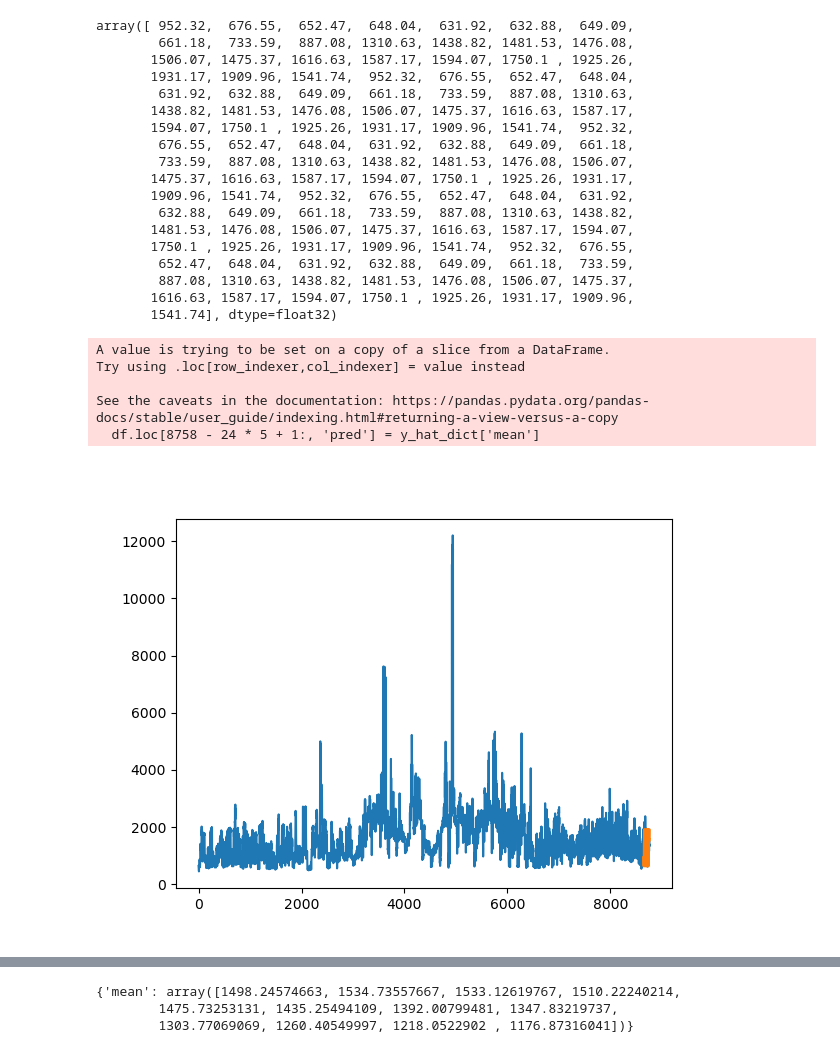
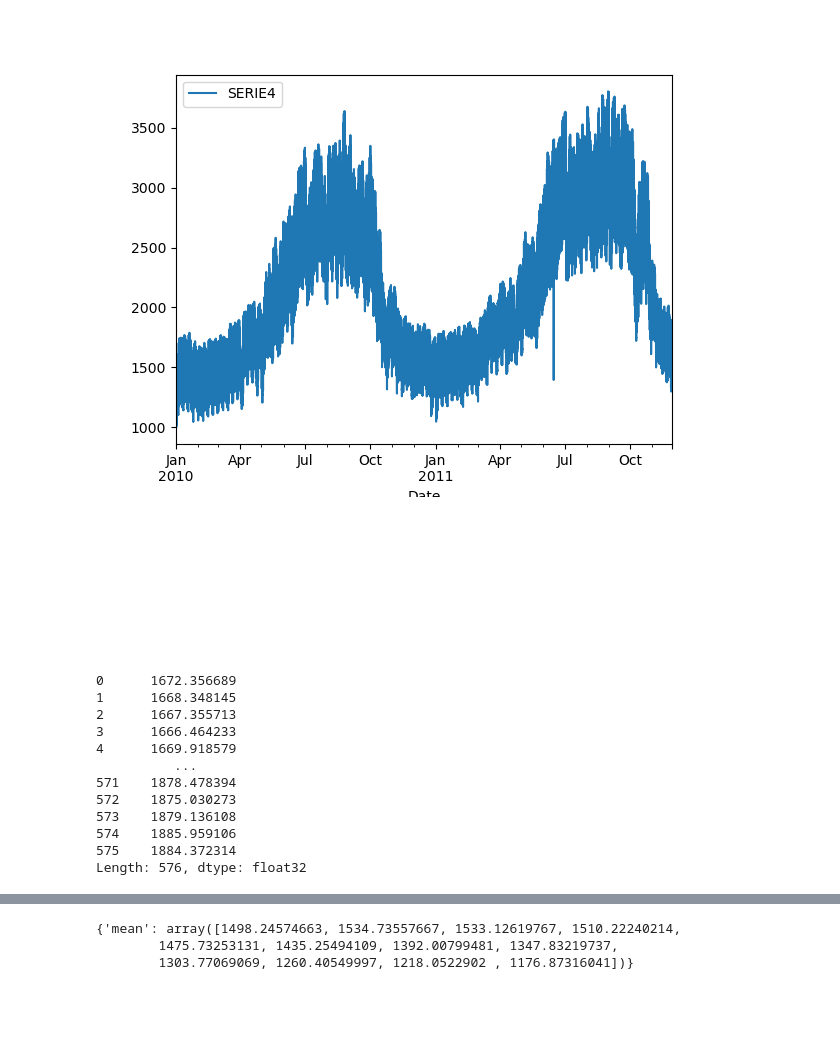
Before and after one commit to urieliram/analog, a Jupyter notebook: models/seasonal_naive.ipynb, the cells around one changed output, grey strips where cells are left out. Saved outputs shown, nothing was run; the diff lists cells and outputs as text; code cells hidden in the pictures; blank space fills up the shorter version.

Commit message:
Seasonal Naive updated

```diff
--- a/models/seasonal_naive.ipynb
+++ b/models/seasonal_naive.ipynb
@@ -43,0 +9,11 @@ values = df.loc[:8758 - 24 * 5, 'CENTRO'].values
+# %%
+path = 'https://drive.google.com/uc?export=download&id='
+URL  = 'https://drive.google.com/file/d/1057_dPk6rIZgXVku8kmZjq3m8WQNkJZb/view?usp=sharing'
+df = pd.read_csv(path+URL.split('/')[-2],usecols=[0,1,2,3,4,5,6,7],names=['Date','SERIE1','SERIE2','SERIE3','SERIE4','SERIE5','SERIE6','SERIE7'],
+                 dtype={'Date':str,'SERIE1':float,'SERIE2':float,'SERIE3':float,'SERIE4':float,'SERIE5':float,'SERIE6':float,'SERIE7':float}) #names=['CLVUNI','TYPE','NODE'], usecols=[1,2,3,4,5,6,]
+df.dropna(inplace=True)
+# %%
+df['Date'] = pd.to_datetime(df['Date'],format= '%d-%m-%Y %H:%M' ) #.dt.date https://pandas.pydata.org/docs/reference/api/pandas.Series.dt.date.html
+df = df.set_index('Date')
+df_5 = df.resample('5T').mean()
+df_5.head()
@@ -44,39 +28,29 @@ values = df.loc[:8758 - 24 * 5, 'CENTRO'].values
+# %%
+df_serie4 = df_5[['SERIE4']]
+plt.figure(figsize=(20, 4))
+#plt.savefig('series1.pdf', bbox_inches = 'tight')
+df_serie4.plot()
+plt.show()
+# %% [output]
+[figure, added]
+[figure, added]
 # %%
-model = SeasonalNaive(season_length=24)
-model = model.fit(y=values)
-y_hat_dict = model.predict(h = 24 * 5)
-y_hat_dict['mean']
+model = SeasonalNaive(season_length = 288 * 7)
+model = model.fit(y = df_serie4.SERIE4.values)
+y_hat_dict = model.predict(h = 12 * 2 * 24)
+
+# La serie pronosticada
+pd.Series(y_hat_dict['mean'])
 # %% [output]
-array([ 952.32,  676.55,  652.47,  648.04,  631.92,  632.88,  649.09,
-        661.18,  733.59,  887.08, 1310.63, 1438.82, 1481.53, 1476.08,
-       1506.07, 1475.37, 1616.63, 1587.17, 1594.07, 1750.1 , 1925.26,
-       1931.17, 1909.96, 1541.74,  952.32,  676.55,  652.47,  648.04,
-        631.92,  632.88,  649.09,  661.18,  733.59,  887.08, 1310.63,
-       1438.82, 1481.53, 1476.08, 1506.07, 1475.37, 1616.63, 1587.17,
-       1594.07, 1750.1 , 1925.26, 1931.17, 1909.96, 1541.74,  952.32,
-        676.55,  652.47,  648.04,  631.92,  632.88,  649.09,  661.18,
-        733.59,  887.08, 1310.63, 1438.82, 1481.53, 1476.08, 1506.07,
-       1475.37, 1616.63, 1587.17, 1594.07, 1750.1 , 1925.26, 1931.17,
-       1909.96, 1541.74,  952.32,  676.55,  652.47,  648.04,  631.92,
-        632.88,  649.09,  661.18,  733.59,  887.08, 1310.63, 1438.82,
-       1481.53, 1476.08, 1506.07, 1475.37, 1616.63, 1587.17, 1594.07,
-       1750.1 , 1925.26, 1931.17, 1909.96, 1541.74,  952.32,  676.55,
-        652.47,  648.04,  631.92,  632.88,  649.09,  661.18,  733.59,
-        887.08, 1310.63, 1438.82, 1481.53, 1476.08, 1506.07, 1475.37,
-       1616.63, 1587.17, 1594.07, 1750.1 , 1925.26, 1931.17, 1909.96,
-       1541.74], dtype=float32)
+0      1672.356689
+1      1668.348145
+2      1667.355713
+3      1666.464233
+4      1669.918579
+          ...
+571    1878.478394
+572    1875.030273
+573    1879.136108
+574    1885.959106
+575    1884.372314
+Length: 576, dtype: float32
-# %%
-df.loc[8758 - 24 * 5 + 1:, 'pred'] = y_hat_dict['mean']
-# %% [output]
-A value is trying to be set on a copy of a slice from a DataFrame.
-Try using .loc[row_indexer,col_indexer] = value instead
-
-See the caveats in the documentation: https://pandas.pydata.org/pandas-docs/stable/user_guide/indexing.html#returning-a-view-versus-a-copy
-  df.loc[8758 - 24 * 5 + 1:, 'pred'] = y_hat_dict['mean']
-# %%
-plt.figure()
-plt.plot(df['CENTRO'])
-plt.plot(df['pred'])
-plt.show()
-# %% [output]
-[figure, removed]
```
Also changed, not shown: parts of 9 cells of this notebook.
